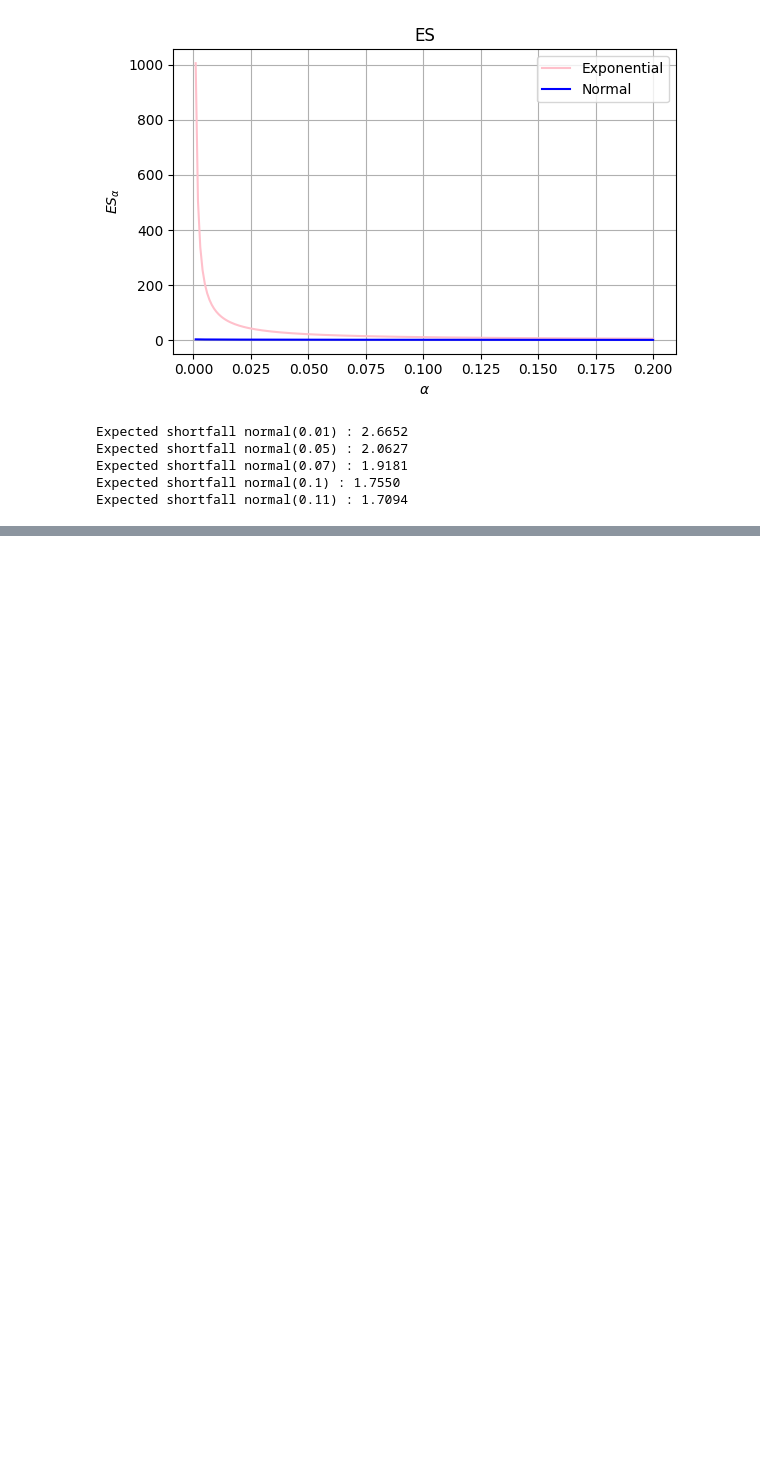
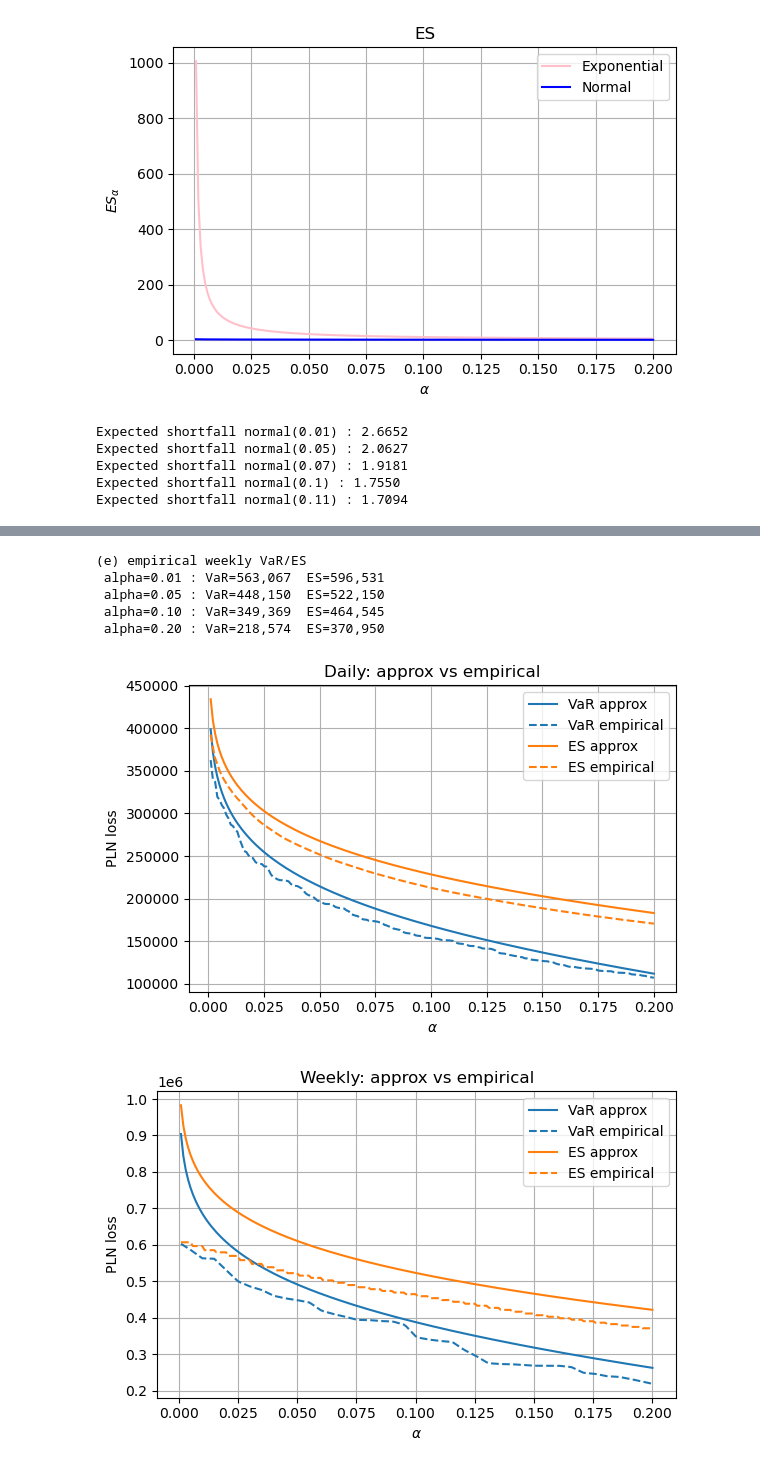
Before and after one commit to zezuul/risk-mgmt, a Jupyter notebook: Set04.ipynb, the cells around one changed output, grey strips where cells are left out. Drawn from its saved outputs; the diff is of its cells as text; code cells hidden in the pictures; blank space fills up the shorter version.

```diff
--- a/Set04.ipynb
+++ b/Set04.ipynb
@@ -121,0 +228,8 @@ Expected shortfall normal(0.11) : 1.7094
+# %%
+# (c)
+t_week = 5/250
+print("\n(c) weekly Gaussian VaR/ES")
+for alpha in alphas:
+    v = var_price(alpha, investment, mu_ann, gamma_ann, t_week)
+    e = es_price(alpha, investment, mu_ann, gamma_ann, t_week)
+    print(f" alpha={alpha:.2f} : VaR={v:,.0f}  ES={e:,.0f}")
@@ -121,0 +262,55 @@ Expected shortfall normal(0.11) : 1.7094
+# %%
+# (e)
+prices_w = prices[::5]
+delta_S_weekly = investment * (prices_w[1:]/prices_w[:-1] - 1)
+
+print("\n(e) empirical weekly VaR/ES")
+for alpha in alphas:
+    v, e = empirical_var_es(delta_S_weekly, alpha)
+    print(f" alpha={alpha:.2f} : VaR={v:,.0f}  ES={e:,.0f}")
+# %% [output]
+(e) empirical weekly VaR/ES
+ alpha=0.01 : VaR=563,067  ES=596,531
+ alpha=0.05 : VaR=448,150  ES=522,150
+ alpha=0.10 : VaR=349,369  ES=464,545
+ alpha=0.20 : VaR=218,574  ES=370,950
+# %%
+# (f)
+alphas_plot = np.linspace(0.001, 0.2, 200)
+
+# approximate daily
+VaR_approx_d = [var_price(a, investment, mu_ann, gamma_ann, t_day) for a in alphas_plot]
+ES_approx_d  = [es_price(a,  investment, mu_ann, gamma_ann, t_day) for a in alphas_plot]
+
+# empirical daily
+VaR_emp_d = [-np.quantile(delta_S_daily, a) for a in alphas_plot]
+ES_emp_d  = [-delta_S_daily[delta_S_daily <= np.quantile(delta_S_daily,a)].mean() for a in alphas_plot]
+
+plt.figure(figsize=(6,4))
+plt.plot(alphas_plot, VaR_approx_d, label='VaR approx', color='C0')
+plt.plot(alphas_plot, VaR_emp_d,    label='VaR empirical', linestyle='--', color='C0')
+plt.plot(alphas_plot, ES_approx_d,  label='ES approx', color='C1')
+plt.plot(alphas_plot, ES_emp_d,     label='ES empirical', linestyle='--', color='C1')
+plt.xlabel(r'$\alpha$'); plt.ylabel('PLN loss')
+plt.title('Daily: approx vs empirical')
+plt.legend(); plt.grid(True); plt.tight_layout()
+
+# approximate weekly
+VaR_approx_w = [var_price(a, investment, mu_ann, gamma_ann, t_week) for a in alphas_plot]
+ES_approx_w  = [es_price(a,  investment, mu_ann, gamma_ann, t_week) for a in alphas_plot]
+
+# empirical weekly
+VaR_emp_w = [-np.quantile(delta_S_weekly, a) for a in alphas_plot]
+ES_emp_w  = [-delta_S_weekly[delta_S_weekly <= np.quantile(delta_S_weekly,a)].mean() for a in alphas_plot]
+
+plt.figure(figsize=(6,4))
+plt.plot(alphas_plot, VaR_approx_w, label='VaR approx', color='C0')
+plt.plot(alphas_plot, VaR_emp_w,    label='VaR empirical', linestyle='--', color='C0')
+plt.plot(alphas_plot, ES_approx_w,  label='ES approx', color='C1')
+plt.plot(alphas_plot, ES_emp_w,     label='ES empirical', linestyle='--', color='C1')
+plt.xlabel(r'$\alpha$'); plt.ylabel('PLN loss')
+plt.title('Weekly: approx vs empirical')
+plt.legend(); plt.grid(True); plt.tight_layout()
+# %% [output]
+[figure, added]
+[figure, added]
```
Also changed, not shown: parts of 15 cells of this notebook, 1 other file.
